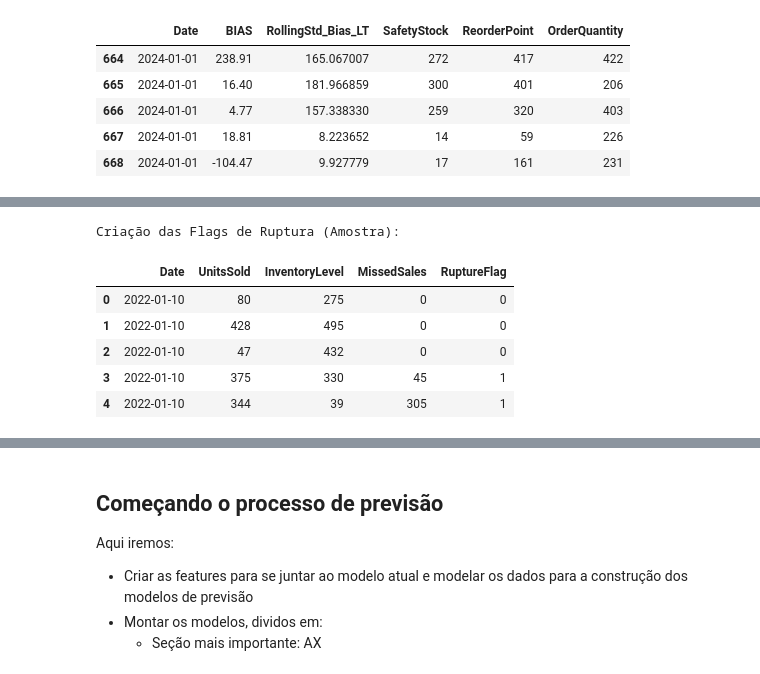
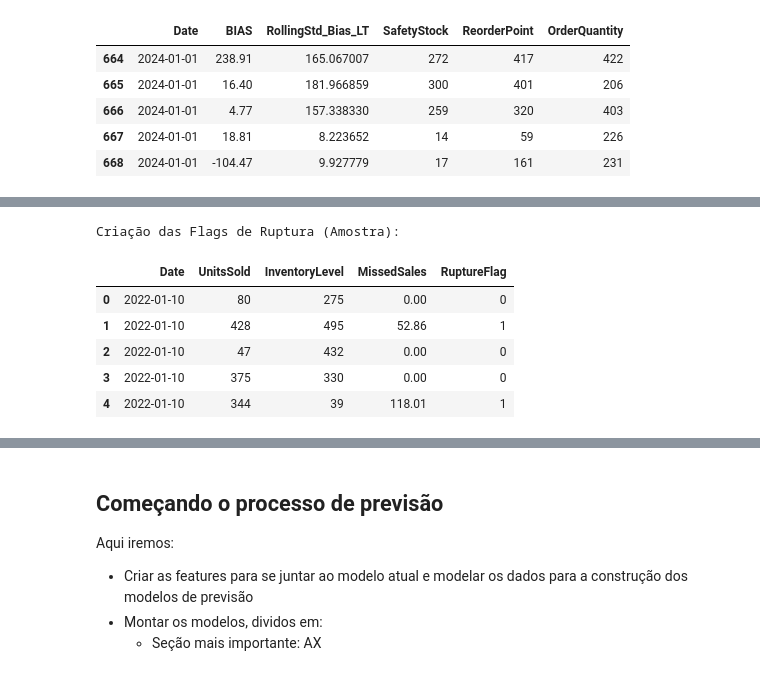
Before and after one commit to sergioneto12/DemandPlanning_DataAnalysis_Forecasting, a Jupyter notebook: analysis.ipynb, the cells around one changed output, grey strips where cells are left out. Cells and saved outputs as stored; diff of their text form; code cells hidden in the pictures.

```diff
--- a/analysis.ipynb
+++ b/analysis.ipynb
@@ -1228,25 +1218,31 @@ Comparativo: Safety Stock Antigo vs. Revisado
 # %%
-group_df['MissedSales'] = (
-    group_df['UnitsSold'] - group_df['InventoryLevel']
-).clip(lower=0) # O .clip(lower=0) garante que o resultado seja >= 0
+if 'MissedSales' not in group_df.columns:
+    # Preferir cálculo baseado em Forecast vs InventoryAvailable (se existir)
+    if 'InventoryAvailable' in group_df.columns and 'DemandForecast' in group_df.columns:
+        group_df['MissedSales'] = (group_df['DemandForecast'] - group_df['InventoryAvailable']).clip(lower=0)
+    elif 'InventoryLevel' in group_df.columns and 'DemandForecast' in group_df.columns:
+        group_df['MissedSales'] = (group_df['DemandForecast'] - group_df['InventoryLevel']).clip(lower=0)
+    else:
+        # fallback conservador: usar UnitsSold vs 0 (nenhuma perda conhecida)
+        group_df['MissedSales'] = 0
 
-# 2. Criando a Rupture Flag
+# 2. Criar a Rupture Flag
 group_df['RuptureFlag'] = np.where(
     group_df['MissedSales'] > 0,
     1, # Houve ruptura nesta semana
     0  # Não houve ruptura
 )
 
 print("\nCriação das Flags de Ruptura (Amostra):")
 group_df.head(5)[['Date', 'UnitsSold', 'InventoryLevel', 'MissedSales', 'RuptureFlag']]
 # %% [output]
 Criação das Flags de Ruptura (Amostra):
 |  | Date | UnitsSold | InventoryLevel | MissedSales | RuptureFlag |
-| 0 | 2022-01-10 | 80 | 275 | 0 | 0 |
-| 1 | 2022-01-10 | 428 | 495 | 0 | 0 |
-| 2 | 2022-01-10 | 47 | 432 | 0 | 0 |
-| 3 | 2022-01-10 | 375 | 330 | 45 | 1 |
-| 4 | 2022-01-10 | 344 | 39 | 305 | 1 |
+| 0 | 2022-01-10 | 80 | 275 | 0.00 | 0 |
+| 1 | 2022-01-10 | 428 | 495 | 52.86 | 1 |
+| 2 | 2022-01-10 | 47 | 432 | 0.00 | 0 |
+| 3 | 2022-01-10 | 375 | 330 | 0.00 | 0 |
+| 4 | 2022-01-10 | 344 | 39 | 118.01 | 1 |
 # %%
 # 1. Re-execução do cálculo de Performance
 performance_by_group = group_df.groupby(['Class', 'Class_XYZ']).agg(
```
Also changed, not shown: parts of 18 cells of this notebook.
